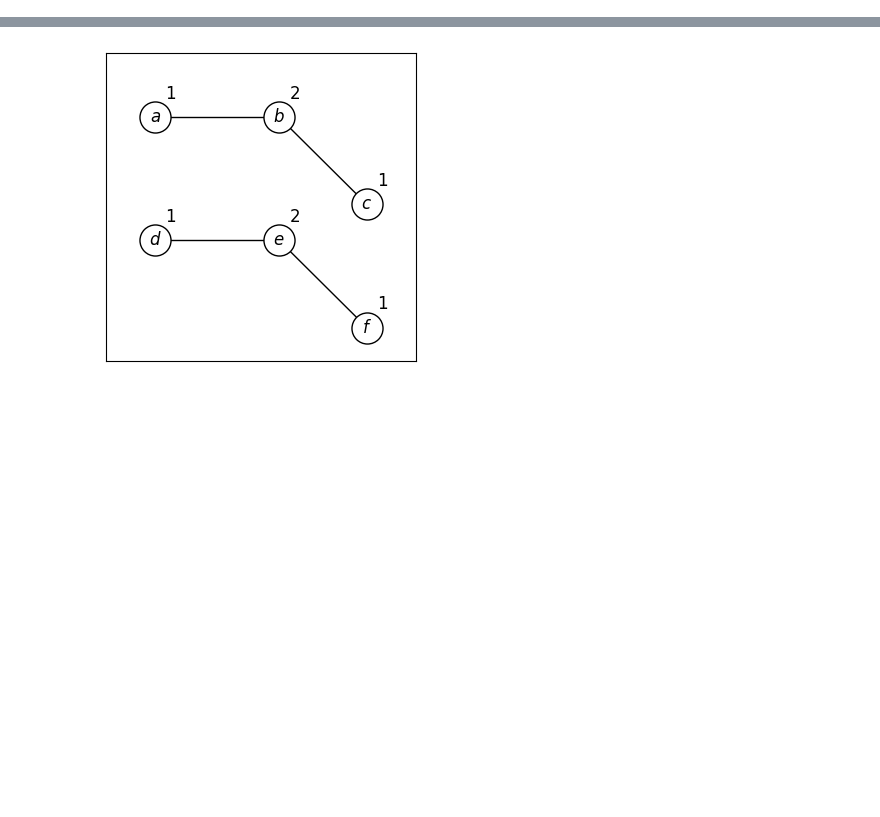
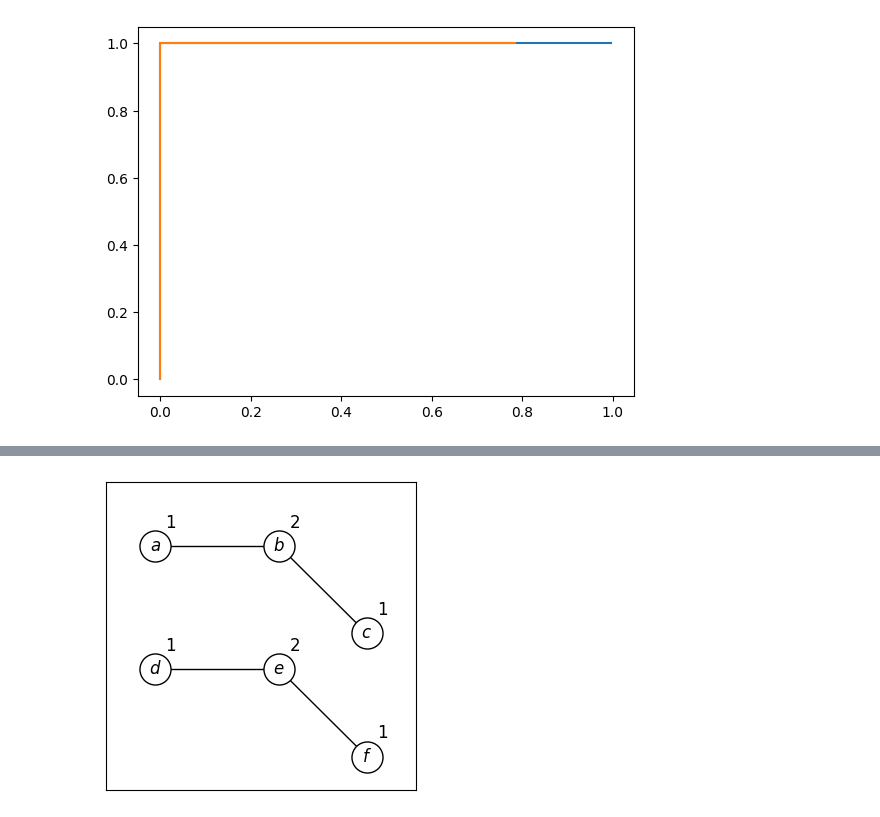
Before and after one commit to JonasDeSchouwer/Expressiveness-of-LGNNs, a Jupyter notebook: code/plot-figures.ipynb, the cells around one changed output, grey strips where cells are left out. Drawn from its saved outputs; the diff is of its cells as text; code cells hidden in the pictures; blank space fills up the shorter version.

```diff
--- a/code/plot-figures.ipynb
+++ b/code/plot-figures.ipynb
@@ -4,0 +13,38 @@ import matplotlib.pyplot as plt
+# %%
+conf = Configs()
+
+def draw_roc_curve(model, set):
+    outputs = torch.zeros(len(set), dtype=torch.float, device=conf.device)
+    targets = torch.zeros(len(set), dtype=torch.float, device=conf.device)
+    for i, graph in enumerate(set):
+        output = model(graph.node_feat, graph.edge_index, graph.line_edge_index, graph.index01)
+        outputs[i] = output
+        targets[i] = graph.targets.to(torch.float)
+
+    tprs = []
+    fprs = []
+    n_samples = 50
+    for threshold in torch.linspace(0, 1, n_samples):
+        eval = evaluate_breakdown(outputs, targets, threshold=threshold)
+        tprs.append(eval["tpr"])
+        fprs.append(eval["fpr"])
+    plt.plot(fprs, tprs, label=model.__class__.__name__)
+# %%
+# Visualize the ROC curve of the models
+
+node_conv_model = NodeConvGNN(input_dim=conf.input_dim)
+node_conv_model.load_state_dict(torch.load('../study/runs/TwitchEN-node_conv.pth'))
+node_conv_model.eval()
+node_conv_model.to(conf.device)
+
+dataset = Dataset("data/TwitchENDataset").to(conf.device)
+draw_roc_curve(node_conv_model, dataset.train_graphs)
+
+edge_conv_model = EdgeConvGNN(input_dim=conf.input_dim)
+edge_conv_model.load_state_dict(torch.load('../study/runs/TwitchEN-edge_conv.pth'))
+edge_conv_model.eval()
+edge_conv_model.to(conf.device)
+
+draw_roc_curve(edge_conv_model, dataset.train_graphs)
+# %% [output]
+[figure, added]
```
Also changed, not shown: parts of 3 cells of this notebook, 3 other files.
